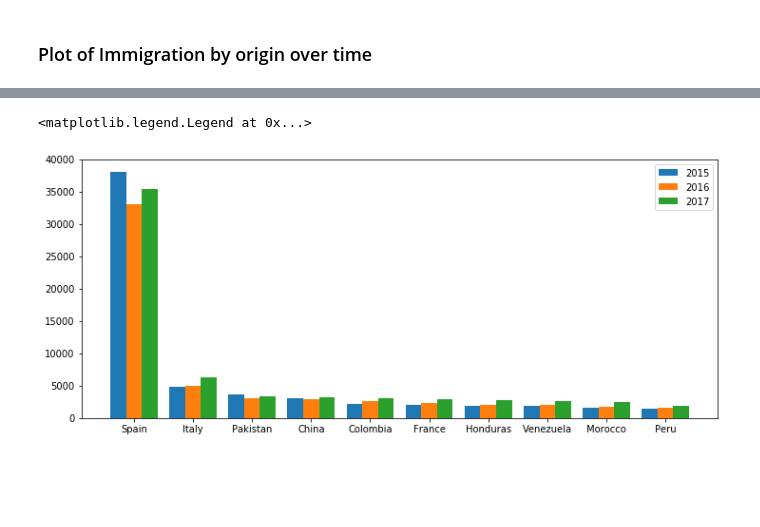
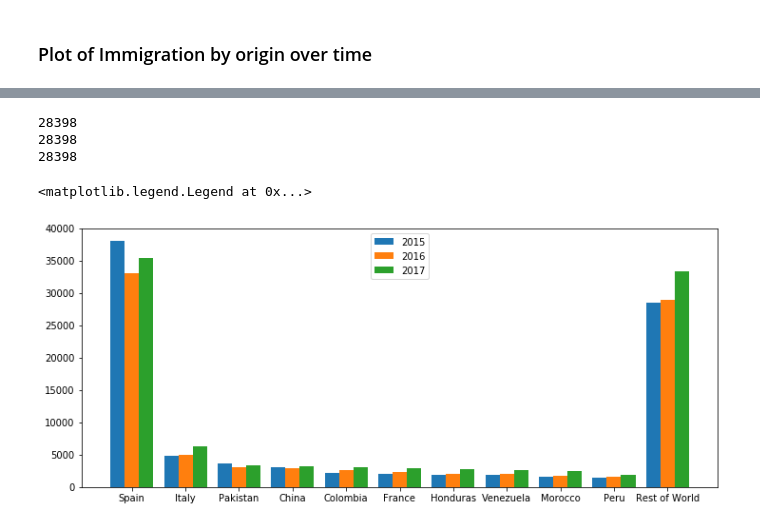
Before and after one commit to novajon/exploring-barcelona, a Jupyter notebook: Initial_Barcelona_Exploration.ipynb, the cells around one changed output, grey strips where cells are left out. Cells and saved outputs as stored; diff of their text form; code cells hidden in the pictures; blank space fills up the shorter version.

Commit message:
Added rest of world

```diff
--- a/Initial_Barcelona_Exploration.ipynb
+++ b/Initial_Barcelona_Exploration.ipynb
@@ -183,18 +163,22 @@ immigration_numbers_by_year
 # %%
 plt.figure(figsize=(12,5))
 t = len(immigration_numbers_by_year.keys())
 d = len(immigration_numbers)
 w = 0.8
 for n,year in enumerate(immigration_numbers_by_year.keys()):
     x_values = [t*element + w*n for element in range(d)]
     current_immigration_numbers = immigration_numbers_by_year[year]
     current_immigration_numbers.sort(reverse=True)
-    plt.bar(x_values[:10], current_immigration_numbers[:10])
+    print(sum(current_immigrantion_numbers[10:]))
+    plt.bar(x_values[:11], current_immigration_numbers[:10] + [sum(current_immigration_numbers[10:])])
 ax = plt.subplot()
-ax.set_xticks([0.8 + 3*n for n in range(10)])
+ax.set_xticks([0.8 + 3*n for n in range(11)])
 
-ax.set_xticklabels(origin_countries[0:10])
+ax.set_xticklabels(origin_countries[0:10] + ["Rest of World"])
 plt.legend(immigration_numbers_by_year.keys())
 # %% [output]
-<matplotlib.legend.Legend at 0x...>
+28398
+28398
+28398
+<matplotlib.legend.Legend at 0x...>
-[figure, old version]
+[figure, new version]
```
Also changed, not shown: parts of 1 cell of this notebook.
